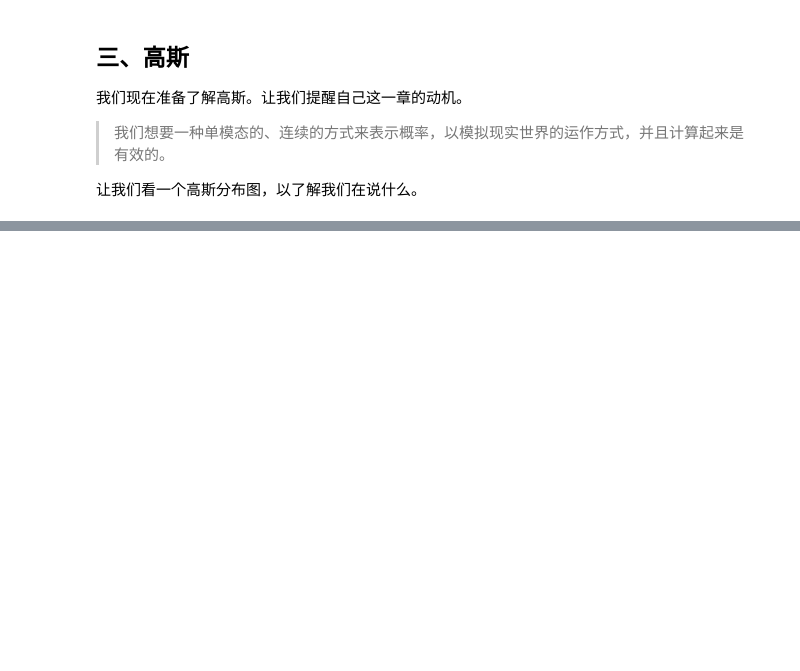
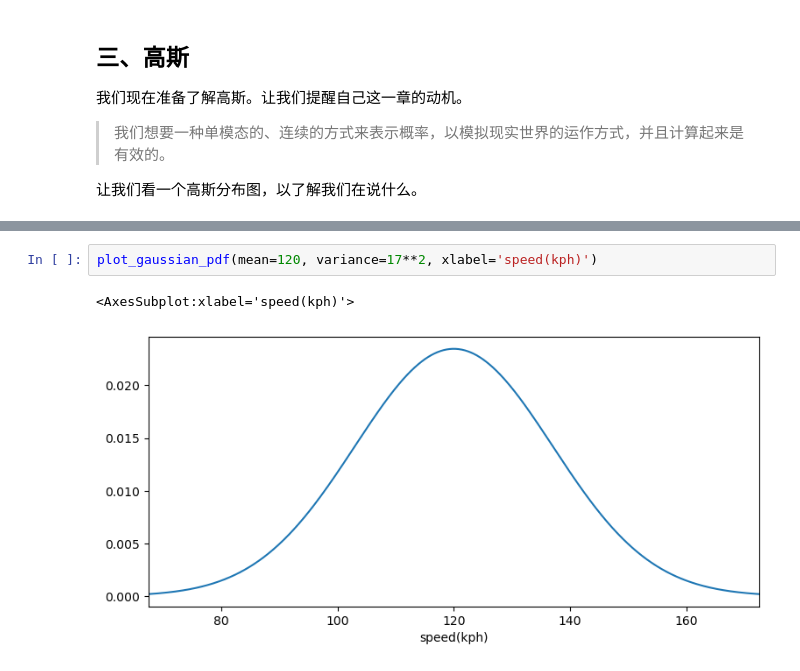
Before and after one commit to SunJianboGitHub/KalmanFilter, a Jupyter notebook: 03-高斯.ipynb, the cells around one changed output, grey strips where cells are left out. Saved outputs shown, nothing was run; the diff lists cells and outputs as text; blank space fills up the shorter version.

Commit message:
learnning gaussians

```diff
--- a/03-高斯.ipynb
+++ b/03-高斯.ipynb
@@ -343,0 +367,5 @@ plot_gaussian_pdf(mean=1.8, variance=0.1414**2,
+# %%
+plot_gaussian_pdf(mean=120, variance=17**2, xlabel='speed(kph)')
+# %% [output]
+<AxesSubplot:xlabel='speed(kph)'>
+[figure, added]
```
Also changed, not shown: parts of 49 cells of this notebook.
